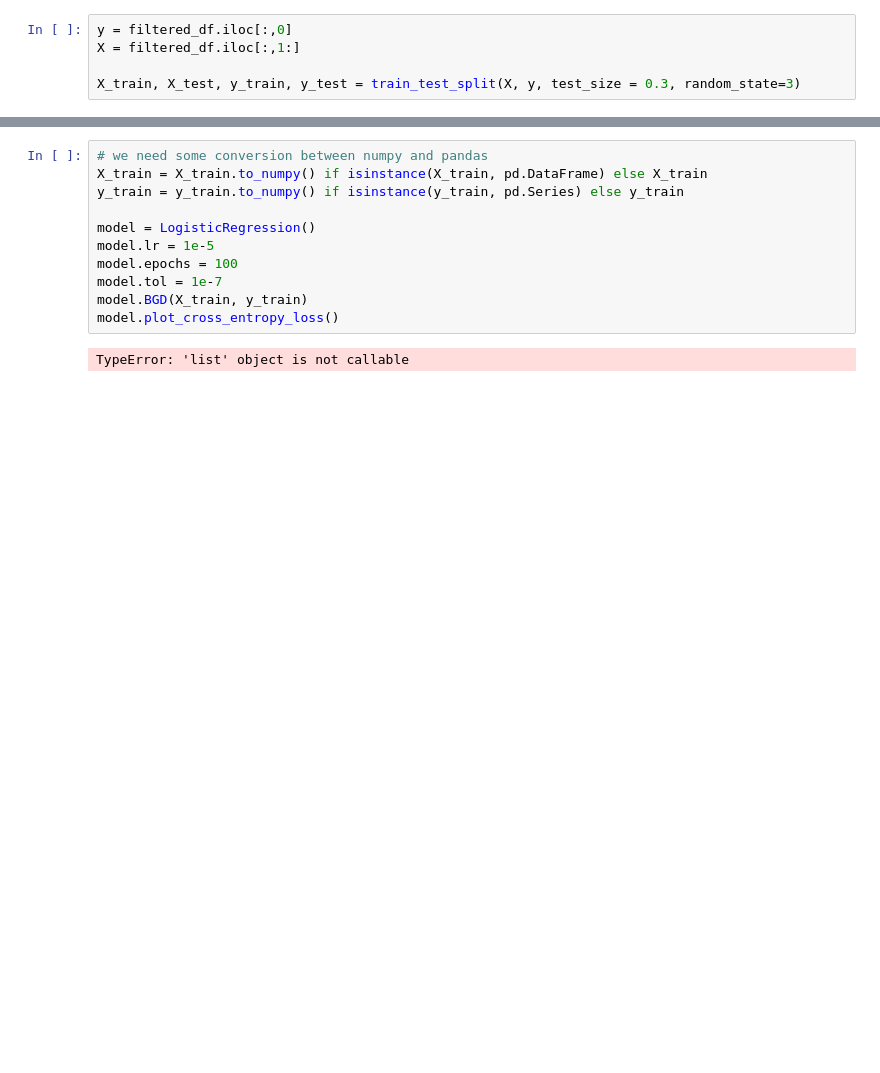
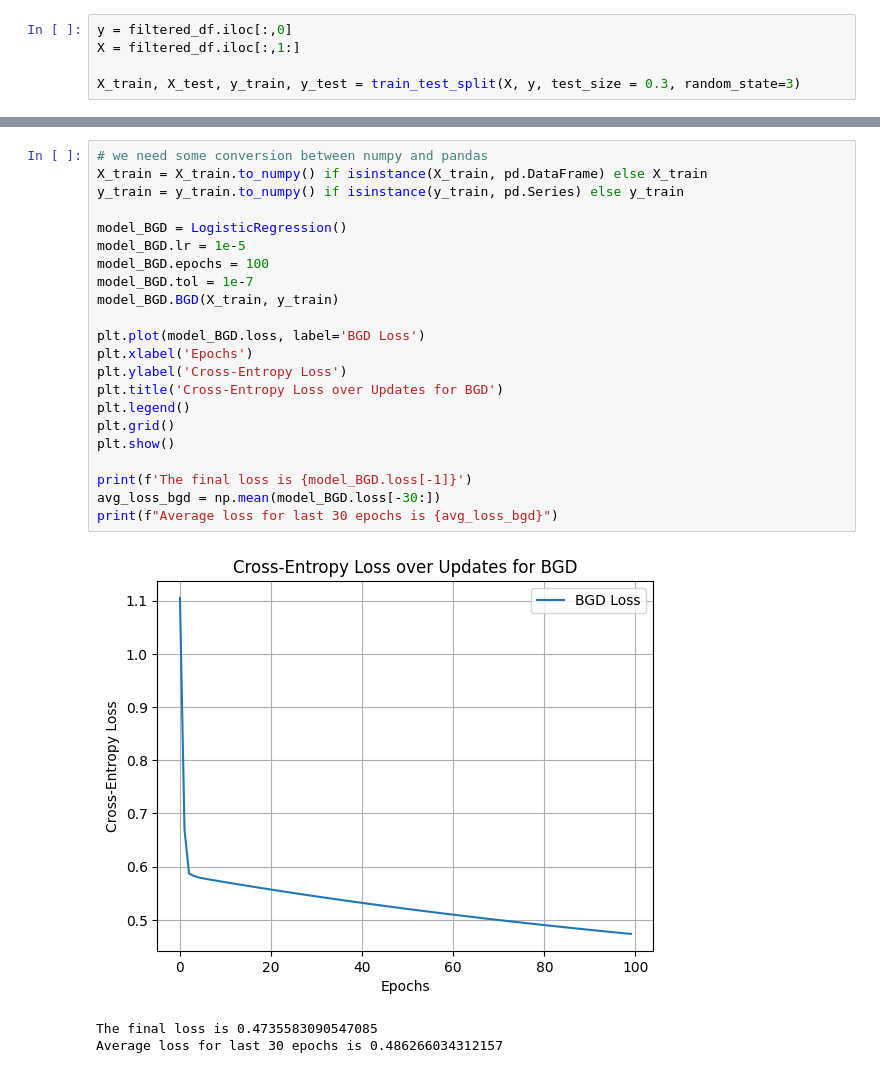
Before and after one commit to ziyuanLi-alex/sdm274, a Jupyter notebook: assgn04_logi/logistic.ipynb, the cells around one changed output, grey strips where cells are left out. Drawn from its saved outputs; the diff is of its cells as text; blank space fills up the shorter version.

```diff
--- a/assgn04_logi/logistic.ipynb
+++ b/assgn04_logi/logistic.ipynb
@@ -174,13 +236,26 @@ model_SGD.plot_cross_entropy_loss()
 # %%
 # we need some conversion between numpy and pandas
 X_train = X_train.to_numpy() if isinstance(X_train, pd.DataFrame) else X_train
 y_train = y_train.to_numpy() if isinstance(y_train, pd.Series) else y_train
 
-model = LogisticRegression()
-model.lr = 1e-5
-model.epochs = 100
-model.tol = 1e-7
-model.BGD(X_train, y_train)
-model.plot_cross_entropy_loss()
+model_BGD = LogisticRegression()
+model_BGD.lr = 1e-5
+model_BGD.epochs = 100
+model_BGD.tol = 1e-7
+model_BGD.BGD(X_train, y_train)
+
+plt.plot(model_BGD.loss, label='BGD Loss')
+plt.xlabel('Epochs')
+plt.ylabel('Cross-Entropy Loss')
+plt.title('Cross-Entropy Loss over Updates for BGD')
+plt.legend()
+plt.grid()
+plt.show()
+
+print(f'The final loss is {model_BGD.loss[-1]}')
+avg_loss_bgd = np.mean(model_BGD.loss[-30:])
+print(f"Average loss for last 30 epochs is {avg_loss_bgd}")
 # %% [output]
+[figure, added]
-TypeError: 'list' object is not callable
+The final loss is 0.4735583090547085
+Average loss for last 30 epochs is 0.486266034312157
```
Also changed, not shown: parts of 15 cells of this notebook.
